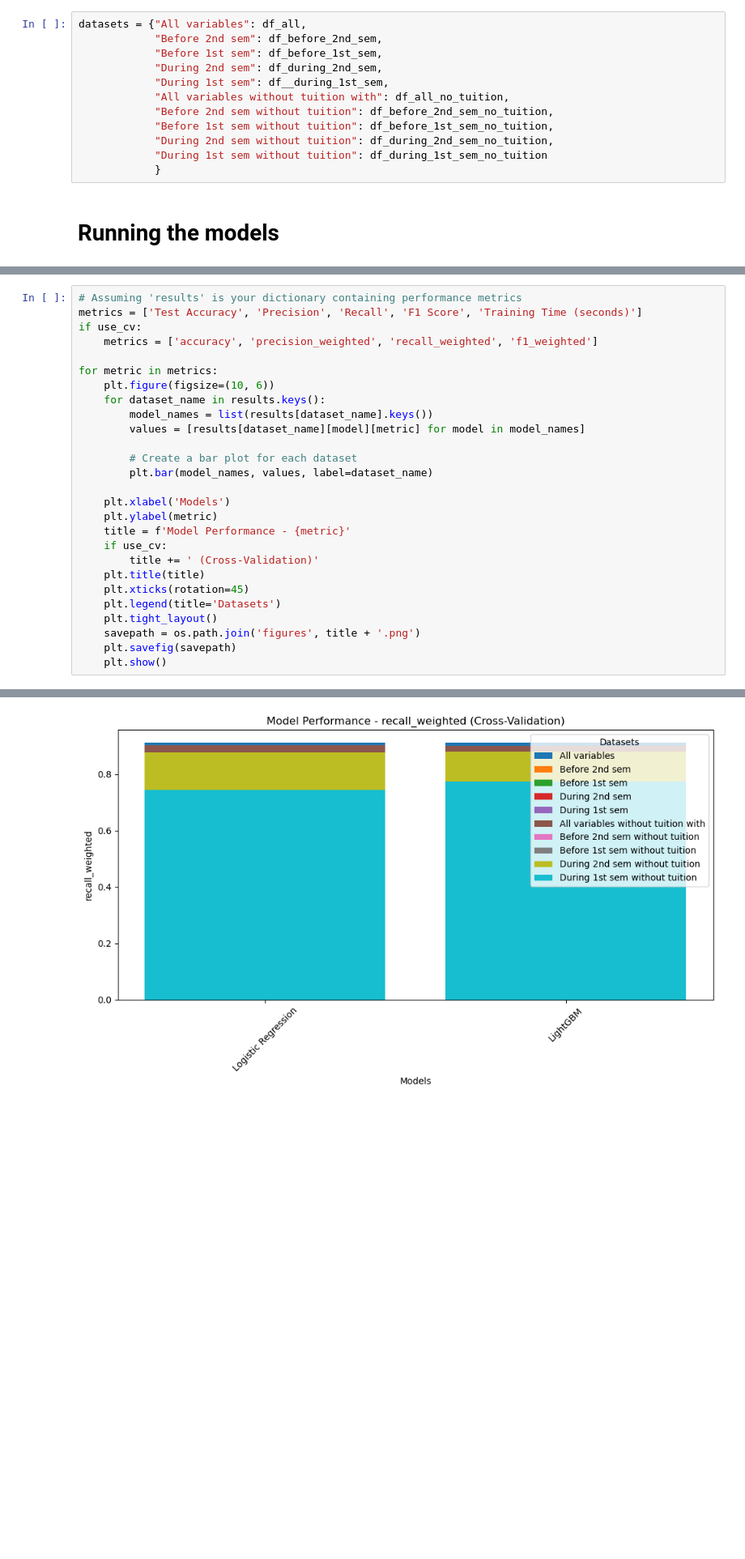
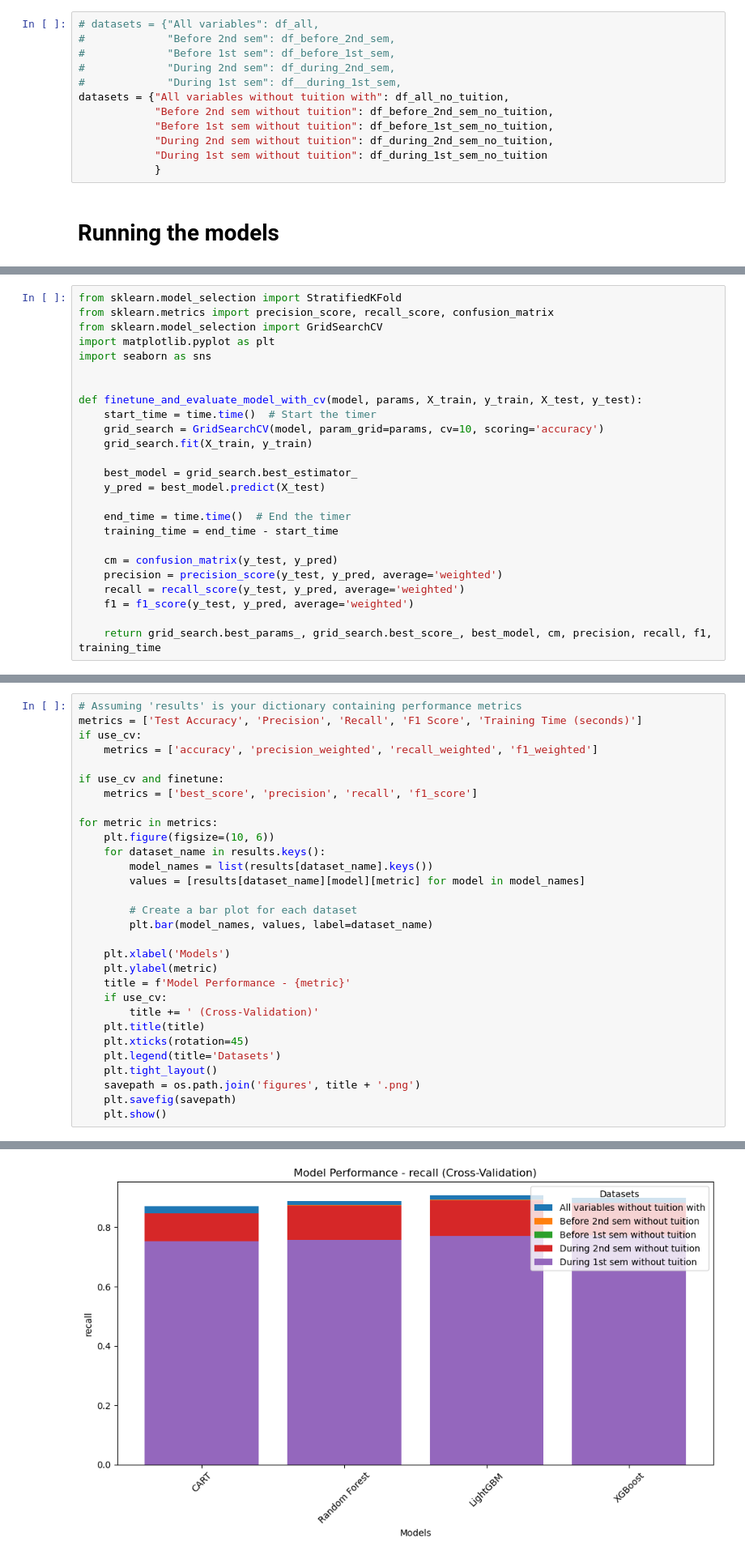
Before and after one commit to TinusAlsos/The-Analyst-Edge-Project, a Jupyter notebook: preprocessing.ipynb, the cells around one changed output, grey strips where cells are left out. Shown at 81% size. Drawn from its saved outputs; the diff is of its cells as text; blank space fills up the shorter version.

Commit message:
Perform grid search on cart, randomforest, lightgbm and xgb

```diff
--- a/preprocessing.ipynb
+++ b/preprocessing.ipynb
@@ -295,12 +295,12 @@ df_before_1st_sem_no_tuition = df_during_1st_sem_no_tuition.drop(columns=['Curri
 # # Case 3b: Without 1st semester columns and "Tuition fees up to date"
 # df_before_1st_sem_no_tuition = df_during_1st_sem_no_tuition.drop(columns=['Curricular units 1st sem (enrolled)'])
 # %%
-datasets = {"All variables": df_all,
-            "Before 2nd sem": df_before_2nd_sem,
-            "Before 1st sem": df_before_1st_sem,
-            "During 2nd sem": df_during_2nd_sem,
-            "During 1st sem": df__during_1st_sem,
-            "All variables without tuition with": df_all_no_tuition,
+# datasets = {"All variables": df_all,
+#             "Before 2nd sem": df_before_2nd_sem,
+#             "Before 1st sem": df_before_1st_sem,
+#             "During 2nd sem": df_during_2nd_sem,
+#             "During 1st sem": df__during_1st_sem,
+datasets = {"All variables without tuition with": df_all_no_tuition,
             "Before 2nd sem without tuition": df_before_2nd_sem_no_tuition,
             "Before 1st sem without tuition": df_before_1st_sem_no_tuition,
             "During 2nd sem without tuition": df_during_2nd_sem_no_tuition,
@@ -477,3 +497,28 @@ You can set `force_col_wise=true` to remove the overhead.
 [LightGBM] [Info] Number of data points in the train set: 3267, number of used features: 22
 [LightGBM] [Info] [binary:BoostFromScore]: pavg=0.608509 -> initscore=0.441051
 [LightGBM] [Info] Start training from score 0.441051
+# %%
+from sklearn.model_selection import StratifiedKFold
+from sklearn.metrics import precision_score, recall_score, confusion_matrix
+from sklearn.model_selection import GridSearchCV
+import matplotlib.pyplot as plt
+import seaborn as sns
+
+
+def finetune_and_evaluate_model_with_cv(model, params, X_train, y_train, X_test, y_test):
+    start_time = time.time()  # Start the timer
+    grid_search = GridSearchCV(model, param_grid=params, cv=10, scoring='accuracy')
+    grid_search.fit(X_train, y_train)
+
+    best_model = grid_search.best_estimator_
+    y_pred = best_model.predict(X_test)
+
+    end_time = time.time()  # End the timer
+    training_time = end_time - start_time
+
+    cm = confusion_matrix(y_test, y_pred)
+    precision = precision_score(y_test, y_pred, average='weighted')
+    recall = recall_score(y_test, y_pred, average='weighted')
+    f1 = f1_score(y_test, y_pred, average='weighted')
+
+    return grid_search.best_params_, grid_search.best_score_, best_model, cm, precision, recall, f1, training_time
@@ -482,6 +601,9 @@ You can set `force_col_wise=true` to remove the overhead.
 metrics = ['Test Accuracy', 'Precision', 'Recall', 'F1 Score', 'Training Time (seconds)']
 if use_cv:
     metrics = ['accuracy', 'precision_weighted', 'recall_weighted', 'f1_weighted']
+
+if use_cv and finetune:
+    metrics = ['best_score', 'precision', 'recall', 'f1_score']
 
 for metric in metrics:
     plt.figure(figsize=(10, 6))
@@ -510 +632 @@ for metric in metrics:
-[figure, old version]
+[figure, new version]
```
Also changed, not shown: parts of 8 cells of this notebook, 11 other files.
